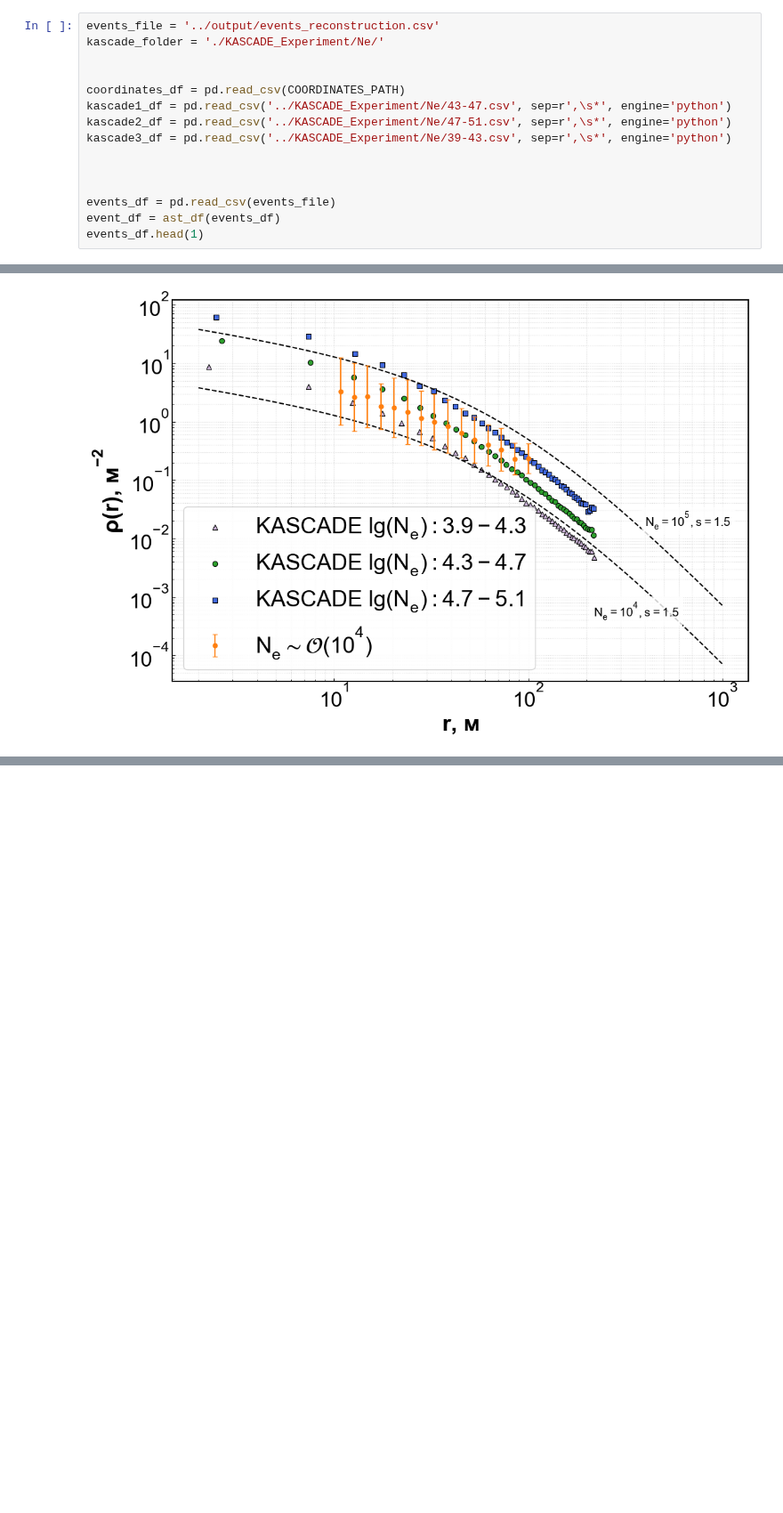
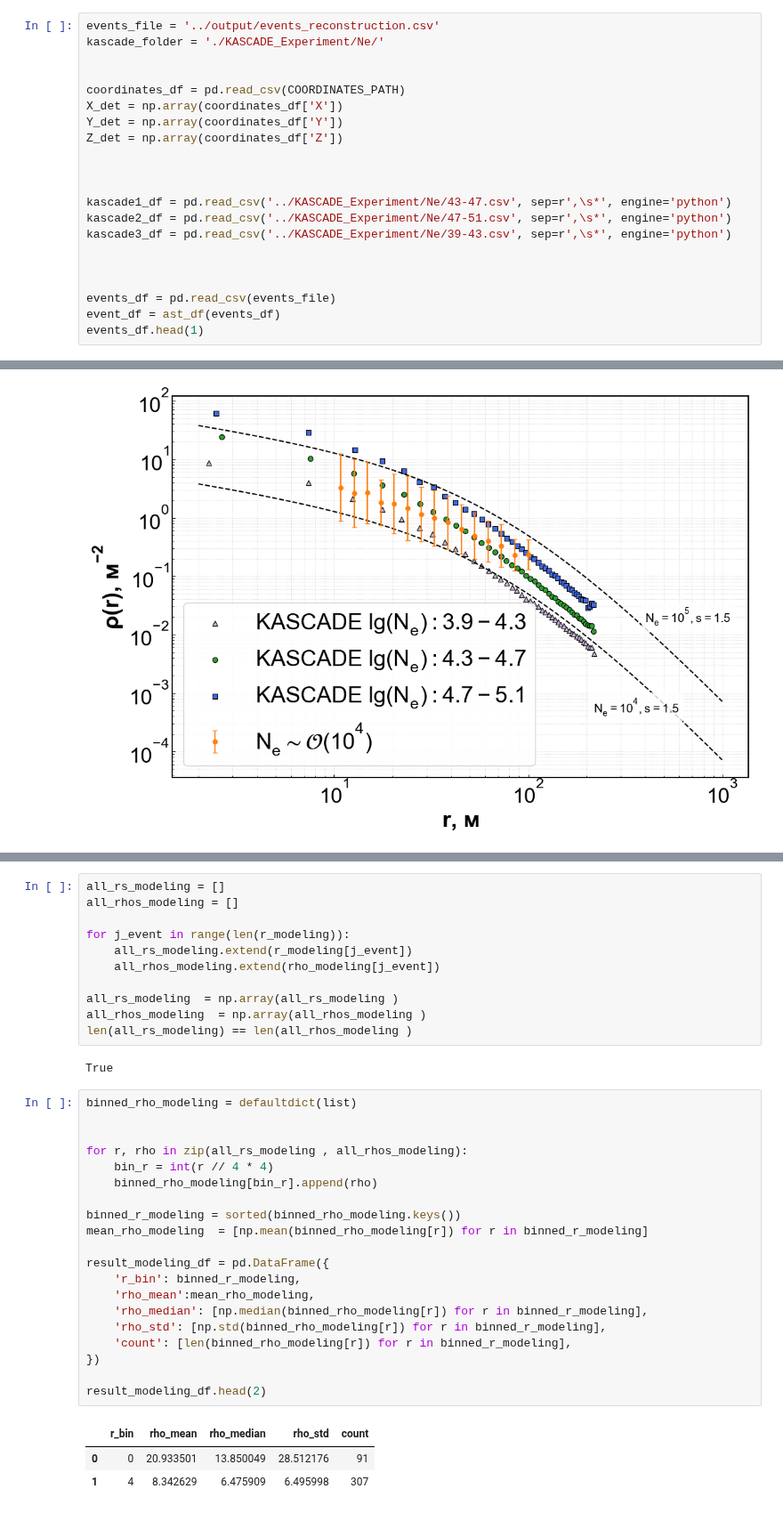
Before and after one commit to matalhim/sdf, a Jupyter notebook: events/notebooks/visualization.ipynb, the cells around one changed output, grey strips where cells are left out. Shown at 89% size. Drawn from its saved outputs; the diff is of its cells as text; blank space fills up the shorter version.

```diff
--- a/events/notebooks/visualization.ipynb
+++ b/events/notebooks/visualization.ipynb
@@ -32,6 +35,12 @@ kascade_folder = './KASCADE_Experiment/Ne/'
 
 
 coordinates_df = pd.read_csv(COORDINATES_PATH)
+X_det = np.array(coordinates_df['X'])
+Y_det = np.array(coordinates_df['Y'])
+Z_det = np.array(coordinates_df['Z'])
+
+
+
 kascade1_df = pd.read_csv('../KASCADE_Experiment/Ne/43-47.csv', sep=r',\s*', engine='python')
 kascade2_df = pd.read_csv('../KASCADE_Experiment/Ne/47-51.csv', sep=r',\s*', engine='python')
 kascade3_df = pd.read_csv('../KASCADE_Experiment/Ne/39-43.csv', sep=r',\s*', engine='python')
@@ -369,0 +405,37 @@ coordinates_df.head(1)
+# %%
+all_rs_modeling = []
+all_rhos_modeling = []
+
+for j_event in range(len(r_modeling)):
+    all_rs_modeling.extend(r_modeling[j_event])
+    all_rhos_modeling.extend(rho_modeling[j_event])
+
+all_rs_modeling  = np.array(all_rs_modeling )
+all_rhos_modeling  = np.array(all_rhos_modeling )
+len(all_rs_modeling) == len(all_rhos_modeling )
+# %% [output]
+True
+# %%
+binned_rho_modeling = defaultdict(list)
+
+
+for r, rho in zip(all_rs_modeling , all_rhos_modeling):
+    bin_r = int(r // 4 * 4)
+    binned_rho_modeling[bin_r].append(rho)
+
+binned_r_modeling = sorted(binned_rho_modeling.keys())
+mean_rho_modeling  = [np.mean(binned_rho_modeling[r]) for r in binned_r_modeling]
+
+result_modeling_df = pd.DataFrame({
+    'r_bin': binned_r_modeling,
+    'rho_mean':mean_rho_modeling,
+    'rho_median': [np.median(binned_rho_modeling[r]) for r in binned_r_modeling],
+    'rho_std': [np.std(binned_rho_modeling[r]) for r in binned_r_modeling],
+    'count': [len(binned_rho_modeling[r]) for r in binned_r_modeling],
+})
+
+result_modeling_df.head(2)
+# %% [output]
+|  | r_bin | rho_mean | rho_median | rho_std | count |
+| 0 | 0 | 20.933501 | 13.850049 | 28.512176 | 91 |
+| 1 | 4 | 8.342629 | 6.475909 | 6.495998 | 307 |
```
Also changed, not shown: parts of 17 cells of this notebook, 3 other files.
